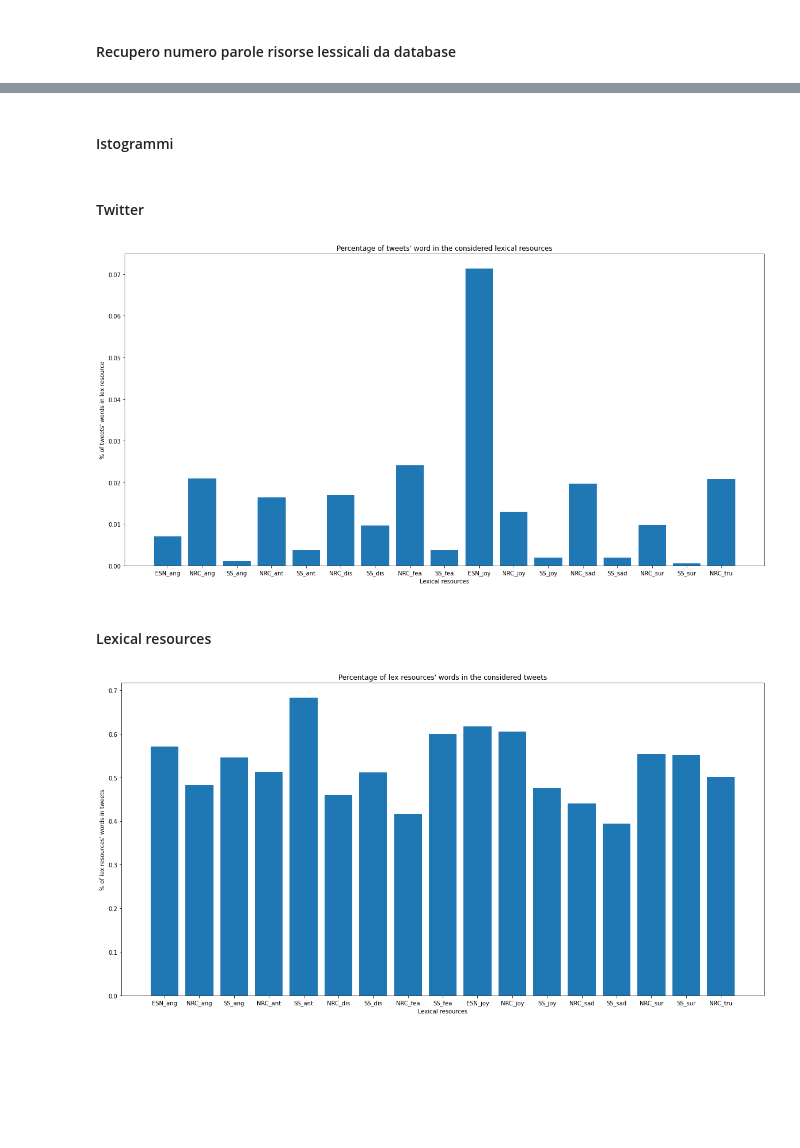
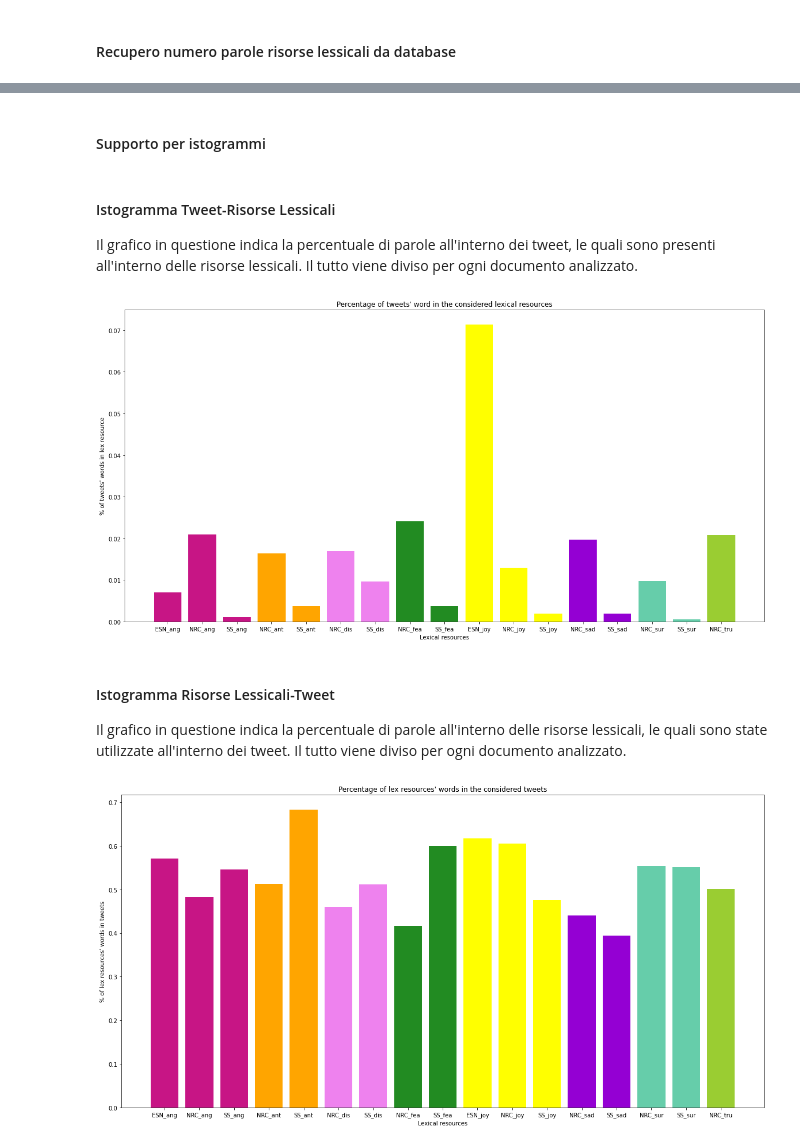
Before and after one commit to Fazzaa/tweet_analysis, a Jupyter notebook: graph.ipynb, the cells around one changed output, grey strips where cells are left out. Drawn from its saved outputs; the diff is of its cells as text; code cells hidden in the pictures; blank space fills up the shorter version.

```diff
--- a/graph.ipynb
+++ b/graph.ipynb
@@ -73,3 +75,14 @@ CONNECTION = create_db_connection("localhost", "root", PW, 'maadb_project')
+# %%
+COLORMAP = {
+	"anger": "mediumvioletred",
+	"anticipation": "orange",
+	"disgust": "violet",
+	"fear": "forestgreen",
+	"joy": "yellow",
+	"sadness": "darkviolet",
+	"surprise": "mediumaquamarine",
+	"trust": "yellowgreen"
+}
 # %% [markdown]
 ### Query
 # %%
@@ -151,7 +164,7 @@ generate_emojicloud(convert_from_list_to_dict(trust_tokens))
 # %% [markdown]
 #### Recupero numero di parole condivise
 # %%
-def compute_N_shared_words():
+def compute_shared_words():
     query = """
         SELECT sentiment, resource_name, count(*) AS N_shared_words
         FROM (
@@ -170,7 +183,7 @@ def compute_N_shared_words():
     data = get_data_from_db(query).fetchall()
     return dict(((res, sent), n) for sent, res, n in data)
 
-N_shared_words = compute_N_shared_words()
+N_shared_words = compute_shared_words()
 # %% [markdown]
 #### Recupero numero parole risorse lessicali da database
 # %%
@@ -211,8 +225,8 @@ for key in N_shared_words.keys():
     res, sent = key
     PERC_TWEET[key] = round(N_shared_words[key] / tweet_words_of_sent_dict[sent], 6)
     PERC_LEX_RES[key] = round(N_shared_words[key] / tot_number_words_dict[key], 6)
-# %% [markdown]
-#### Istogrammi
+# %% [markdown]
+#### Supporto per istogrammi
 # %%
 def build_plot_label(couples):
     labels = []
@@ -222,14 +236,22 @@ def build_plot_label(couples):
         label = res + '_' + sent[:3]
         labels.append(label)
     return labels
+
+def build_colors(couples):
+    colors = []
+    for res, sent in couples:
+        colors.append(COLORMAP[sent])
+    return colors
-# %% [markdown]
-#### Twitter
+# %% [markdown]
+#### Istogramma Tweet-Risorse Lessicali
+Il grafico in questione indica la percentuale di parole all'interno dei tweet, le quali sono presenti all'interno delle risorse lessicali. Il tutto viene diviso per ogni documento analizzato.
 # %%
 def visualize_tweet_bar_plot(perc_tweet):
     tweet_sent = build_plot_label(perc_tweet.keys())
+    colors = build_colors(perc_tweet.keys())
     values = list(perc_tweet.values())
     fig = plt.figure(figsize = (20, 10))
-    plt.bar(tweet_sent, values)
+    plt.bar(tweet_sent, values, color=colors)
     plt.xlabel("Lexical resources")
     plt.ylabel("% of tweets' words in lex resource")
     plt.title("Percentage of tweets' word in the considered lexical resources")
@@ -237,20 +259,23 @@ def visualize_tweet_bar_plot(perc_tweet):
 
 visualize_tweet_bar_plot(PERC_TWEET)
 # %% [output]
-[figure, old version]
+[figure, new version]
-# %% [markdown]
-#### Lexical resources
+# %% [markdown]
+#### Istogramma Risorse Lessicali-Tweet
+
+Il grafico in questione indica la percentuale di parole all'interno delle risorse lessicali, le quali sono state utilizzate all'interno dei tweet. Il tutto viene diviso per ogni documento analizzato.
 # %%
 def visualize_lex_res_bar_plot(perc_lex_res):
     tweet_sent = build_plot_label(perc_lex_res.keys())
+    colors = build_colors(perc_lex_res.keys())
     values = list(perc_lex_res.values())
     fig = plt.figure(figsize = (20, 10))
-    plt.bar(tweet_sent, values)
+    plt.bar(tweet_sent, values, color=colors)
     plt.xlabel("Lexical resources")
     plt.ylabel("% of lex resources' words in tweets")
     plt.title("Percentage of lex resources' words in the considered tweets")
     plt.show()
 
 visualize_lex_res_bar_plot(PERC_LEX_RES)
 # %% [output]
-[figure, old version]
+[figure, new version]
```
Also changed, not shown: parts of 3 cells of this notebook.
